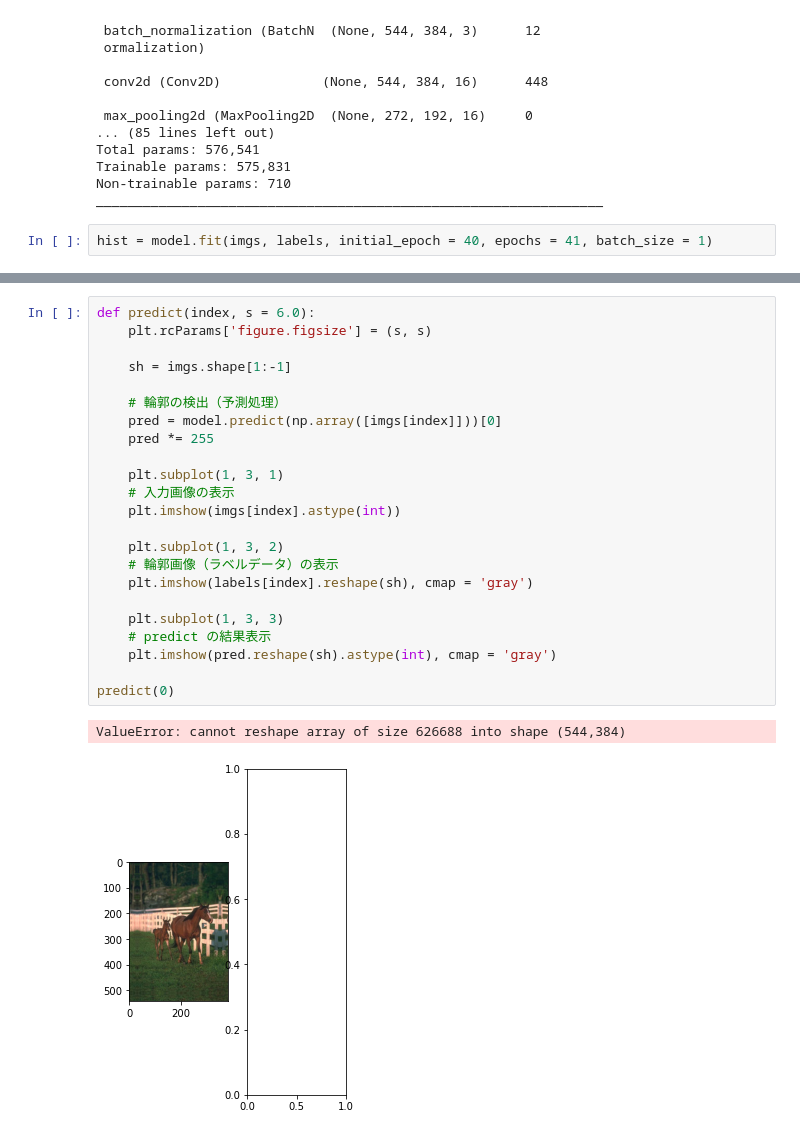
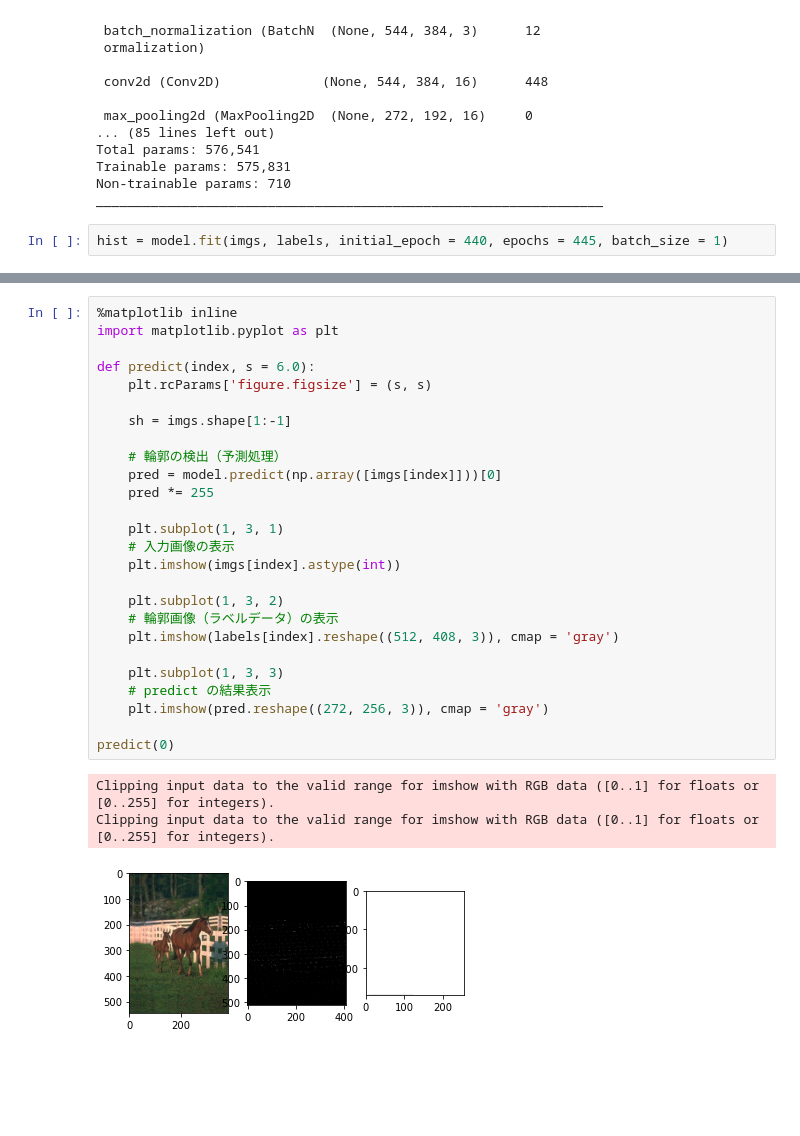
Before and after one commit to oshanQQ/anaconda-workspace, a Jupyter notebook: cnn-edge/multipleImageBinarization.ipynb, the cells around one changed output, grey strips where cells are left out. Drawn from its saved outputs; the diff is of its cells as text; blank space fills up the shorter version.

Commit message:
🚀 Output leaned image

```diff
--- a/cnn-edge/multipleImageBinarization.ipynb
+++ b/cnn-edge/multipleImageBinarization.ipynb
@@ -125,5 +125,5 @@ Trainable params: 575,831
 Non-trainable params: 710
 _________________________________________________________________
 # %%
-hist = model.fit(imgs, labels, initial_epoch = 40, epochs = 41, batch_size = 1)
+hist = model.fit(imgs, labels, initial_epoch = 440, epochs = 445, batch_size = 1)
 # %% [output]
@@ -132,26 +140,30 @@ Epoch 41/41
 # %%
+%matplotlib inline
+import matplotlib.pyplot as plt
+
 def predict(index, s = 6.0):
     plt.rcParams['figure.figsize'] = (s, s)
 
     sh = imgs.shape[1:-1]
 
     # 輪郭の検出（予測処理）
     pred = model.predict(np.array([imgs[index]]))[0]
     pred *= 255
 
     plt.subplot(1, 3, 1)
     # 入力画像の表示
     plt.imshow(imgs[index].astype(int))
 
     plt.subplot(1, 3, 2)
     # 輪郭画像（ラベルデータ）の表示
-    plt.imshow(labels[index].reshape(sh), cmap = 'gray')
+    plt.imshow(labels[index].reshape((512, 408, 3)), cmap = 'gray')
 
     plt.subplot(1, 3, 3)
     # predict の結果表示
-    plt.imshow(pred.reshape(sh).astype(int), cmap = 'gray')
+    plt.imshow(pred.reshape((272, 256, 3)), cmap = 'gray')
 
 predict(0)
 # %% [output]
-ValueError: cannot reshape array of size 626688 into shape (544,384)
+Clipping input data to the valid range for imshow with RGB data ([0..1] for floats or [0..255] for integers).
+Clipping input data to the valid range for imshow with RGB data ([0..1] for floats or [0..255] for integers).
-[figure, old version]
+[figure, new version]
```
Also changed, not shown: parts of 1 cell of this notebook.
